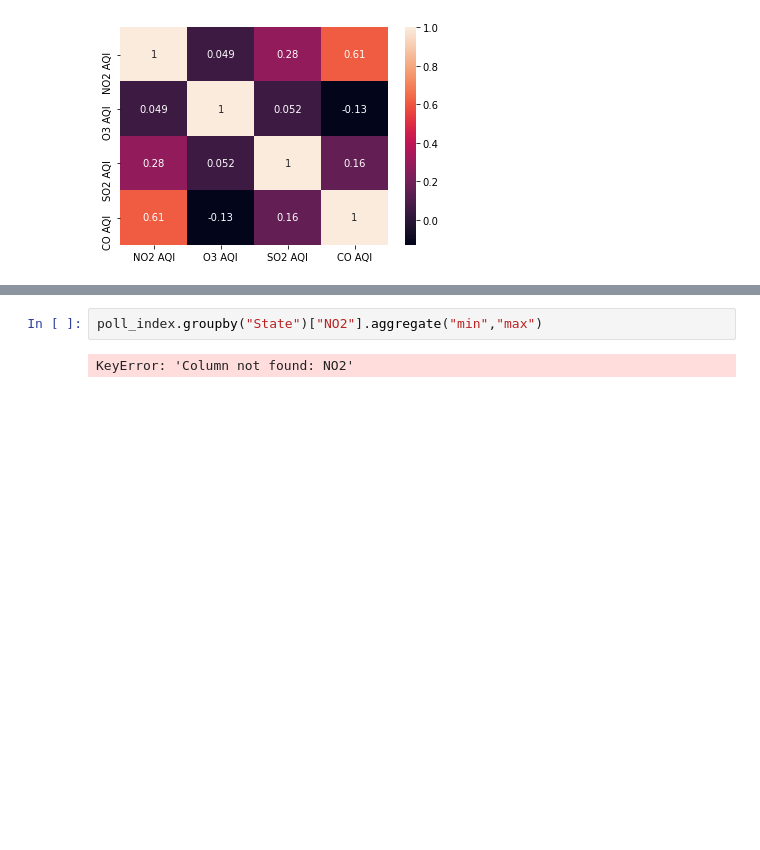
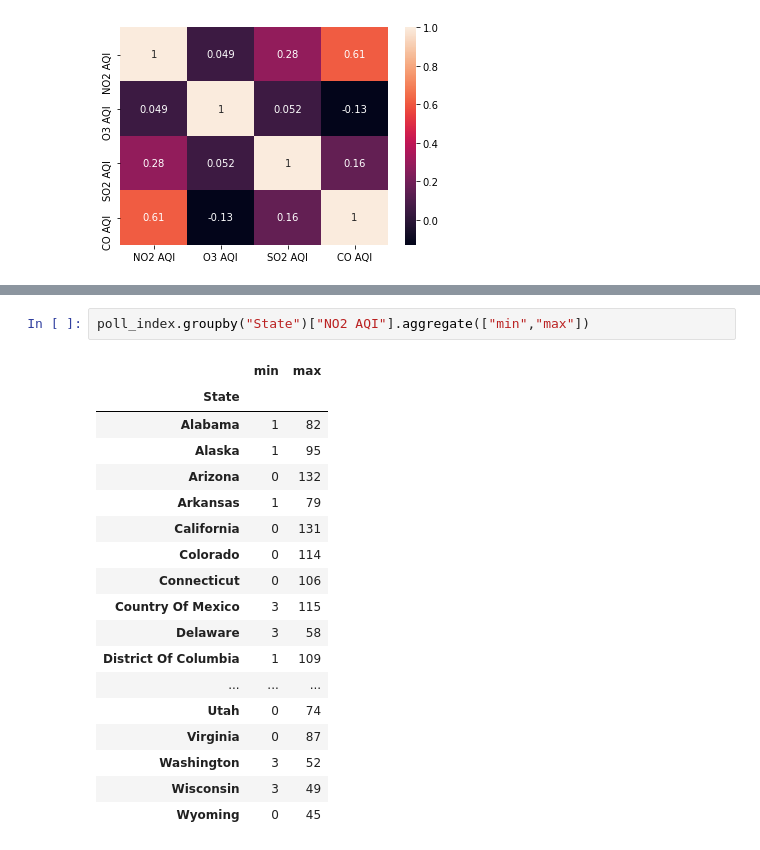
Before and after one commit to Shweta318/Visual, a Jupyter notebook: Pollution data.ipynb, the cells around one changed output, grey strips where cells are left out. Saved outputs shown, nothing was run; the diff lists cells and outputs as text; blank space fills up the shorter version.

```diff
--- a/Pollution data.ipynb
+++ b/Pollution data.ipynb
@@ -145,6 +145,23 @@ poll_index.head()
 | 13 | Arizona | Maricopa | Phoenix | 2000-01-04 | 40.260870 | 74.0 | 8 | 72 | ... |
 | 17 | Arizona | Maricopa | Phoenix | 2000-01-05 | 48.450000 | 61.0 | 22 | 58 | ... |
 # %%
-poll_index.groupby("State")["NO2"].aggregate("min","max")
+poll_index.groupby("State")["NO2 AQI"].aggregate(["min","max"])
 # %% [output]
-KeyError: 'Column not found: NO2'
+|  | min | max |
+| State |  |  |
+| Alabama | 1 | 82 |
+| Alaska | 1 | 95 |
+| Arizona | 0 | 132 |
+| Arkansas | 1 | 79 |
+| California | 0 | 131 |
+| Colorado | 0 | 114 |
+| Connecticut | 0 | 106 |
+| Country Of Mexico | 3 | 115 |
+| Delaware | 3 | 58 |
+| District Of Columbia | 1 | 109 |
+| ... | ... | ... |
+| Utah | 0 | 74 |
+| Virginia | 0 | 87 |
+| Washington | 3 | 52 |
+| Wisconsin | 3 | 49 |
+| Wyoming | 0 | 45 |
```
